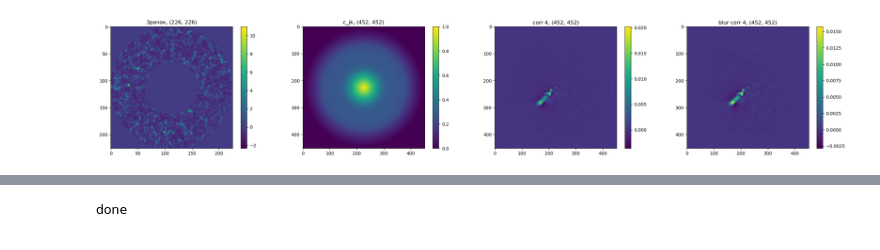
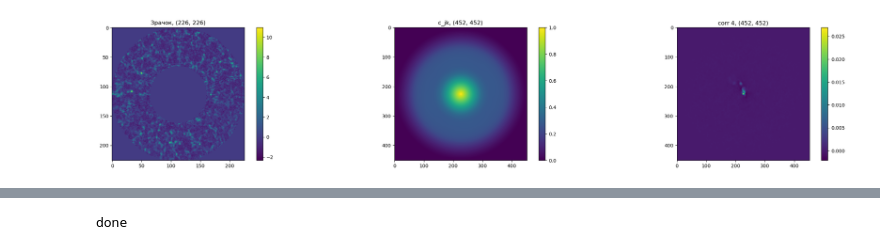
Before and after one commit to AntonMate/domecam, a Jupyter notebook: curvefitting_se.ipynb, the cells around one changed output, grey strips where cells are left out. Cells and saved outputs as stored; diff of their text form; code cells hidden in the pictures.

```diff
--- a/curvefitting_se.ipynb
+++ b/curvefitting_se.ipynb
@@ -49,7 +49,9 @@ def gamma_poly_se(X, Y, Vx, Vy, Cn2, z):
 # ----------- входные параметры
 D = 2.5
 latency = 4
+z0 = 'm2' #  '0' or m2'
 data_dir = 'D:/astro/domecam'
+file = '20210130e'
 gammas_type = 'blur'
 lambda_=500*pow(10, -9) # нм
 
@@ -61,11 +63,10 @@ k = 2*np.pi/lambda_
 # ---------- считывание зрачка, картины мерцаний, автокорреляции зрачка и гамм
 
 if gammas_type == 'orig':
-    data = np.loadtxt(f'{data_dir}/corr{latency}_orig.gz')
-    gammas = np.load(f'{data_dir}/gammas_orig.npy')
+    print('lol')
 
 if gammas_type == 'blur':
-    data = np.loadtxt(f'{data_dir}/corr{latency}_blur.gz')
+    data = np.loadtxt(f'{data_dir}/{file}_{z0}km_corr_{latency}_blur.gz')
     gammas = np.load(f'{data_dir}/gammas_blur.npy')
 
 pupil = np.loadtxt(f'{data_dir}/frame.gz')
@@ -82,7 +83,7 @@ delta = D/(pupil.shape[0]) # шаг по пикселю
 # ------------------ распределение гамм
 
 
-fig, (ax, ax2, ax3, ax4) = plt.subplots(1, 4, figsize=(30, 5))
+fig, (ax, ax2, ax3) = plt.subplots(1, 3, figsize=(30, 5))
 
 fig.colorbar(ax.imshow(pupil), ax = ax)
 ax.grid(False)
@@ -92,13 +93,9 @@ fig.colorbar(ax2.imshow(cjk), ax=ax2)
 ax2.grid(False)
 ax2.set_title(f'c_jk, {cjk.shape}')
 
-fig.colorbar(ax3.imshow(np.loadtxt(f'{data_dir}/corr{latency}_orig.gz')), ax=ax3)
+fig.colorbar(ax3.imshow(data), ax=ax3)
 ax3.grid(False)
 ax3.set_title(f'corr 4, {data.shape}')
-
-fig.colorbar(ax4.imshow(np.loadtxt(f'{data_dir}/corr{latency}_blur.gz')), ax=ax4)
-ax4.grid(False)
-ax4.set_title(f'blur corr 4, {data.shape}')
 
 def CLEAN(dirty, gain=None, thresh=None, niter=None, window=None):
     global t, delta
@@ -115,6 +112,7 @@ def CLEAN(dirty, gain=None, thresh=None, niter=None, window=None):
     tmp_Vx = []
     tmp_Vy = []
     all_params = []
+    all_errors = []
     for i in range(niter):
         my, mx = np.unravel_index(np.argmax(res), res.shape)
         mval=res[my, mx]*gain
@@ -131,27 +129,31 @@ def CLEAN(dirty, gain=None, thresh=None, niter=None, window=None):
         and tmp_Vy[i-4] == tmp_Vy[i] and tmp_Vy[i-3] == tmp_Vy[i] and tmp_Vy[i-2] == tmp_Vy[i] and tmp_Vy[i-1] == tmp_Vy[i]:
             all_params = np.array(all_params)
             all_params = all_params[:-4, :]
-            print('Stucked')
+            all_errors = np.array(all_errors)
+            all_errors = all_errors[:-4, :]
+            reason = 'Stucked!'
+            print('Stucked!')
             break
 
         if int(Vx) == 0 and int(Vy) == 0:
             print('\nDome turbulence')
             p0_Cn2 = (res[my, mx]/np.max(gamma_poly_se(X, Y, Vx, Vy, 10, 2))) * 10
             myParams = [0, 0, p0_Cn2, 2]
-            psf, params = multi_speckle_fit(myParams, ydata=res, window=window//2)
+            psf, params, errors = multi_speckle_fit(myParams, ydata=res, window=window//2)
             print('test Cn2:', p0_Cn2)
             print('-initial value:', res[my, mx])
             res -= psf*0.99
         else:
             p0_Cn2 = (res[my, mx]/np.max(gamma_poly_se(X, Y, Vx, Vy, 10, 15))) * 10
             myParams = [Vx, Vy, p0_Cn2, (15+5*np.sin(np.random.uniform(-np.pi, np.pi)))]
-            psf, params = multi_speckle_fit(myParams, ydata=res, window=window)
+            psf, params, errors = multi_speckle_fit(myParams, ydata=res, window=window)
             print('test Cn2:', p0_Cn2)
             print('-initial value:', res[my, mx])
             res -= psf*gain
 
         cl += psf*gain
         all_params.append(params)
+        all_errors.append(errors)
         print('-residual value:', res[my, mx])
 
         if (i+1)%k == 0:
@@ -171,11 +173,13 @@ def CLEAN(dirty, gain=None, thresh=None, niter=None, window=None):
 
         tmp = i
         if np.max(res) < thresh:
+            reason = 'Thresh reached!'
             print('Thresh reached!')
             break
     print('Total iterations:', tmp+1)
     print('time:', time.perf_counter()-st)
-    return comps, res, cl, np.array(all_params)
+    conf = [reason, tmp+1, time.perf_counter()-st]
+    return comps, res, cl, np.array(all_params), np.array(all_errors), conf
 
 
 def multi_speckle_fit(params, ydata=None, window=None):
@@ -222,18 +226,18 @@ def multi_speckle_fit(params, ydata=None, window=None):
 
         fit += gamma_poly_se(X, Y, *popt)
 
-        return fit, popt[0], popt[1], popt[2], popt[3]
+        return fit, popt[0], popt[1], popt[2], popt[3], np.sqrt(np.diag(pcov))
 
     res = np.zeros(data.shape)
     print(f'Speckle fitting: {params[0]} {params[1]} {1e-14*params[2]} {1000*params[3]}')
-    fit, Vx, Vy, Cn2, z = speckle_fit(params, ydata, window=window)
+    fit, Vx, Vy, Cn2, z, errors = speckle_fit(params, ydata, window=window)
 
     xcoord = int(Vx*t/delta)
     ycoord = int(Vy*t/delta)
     res +=fit
     print(f'Fitted parametrs: {Vx:.2f} {Vy:.2f} {1e-14*Cn2} {1000*z}')
     print('time:', time.perf_counter()-st)
-    return res, [Vx, Vy, Cn2, z]
+    return res, [Vx, Vy, Cn2, z], errors
 
 def one_speckle_fit(params=None, data=None):
     def _g(M, *args):
@@ -245,31 +249,31 @@ def one_speckle_fit(params=None, data=None):
 
     p0 = [p for prms in params for p in prms]
 
     st=time.perf_counter()
 
     x = np.linspace(-data.shape[1]//2, data.shape[1]//2-1, data.shape[1])
     y = np.linspace(-data.shape[0]//2, data.shape[0]//2-1, data.shape[0])
     X, Y = np.meshgrid(x, y)
 
     fit = np.zeros(X.shape)
     xdata = np.vstack((X.ravel(), Y.ravel()))
     ydata = data.ravel()
 
     lb = [-np.inf, -np.inf, 0, 0]
     lb = np.tile(lb, len(p0)//4)
     ub = [np.inf, np.inf, np.inf, np.inf]
     ub = np.tile(ub, len(p0)//4)
 
     popt, pcov = curve_fit(_g, xdata, ydata, p0, bounds=[lb, ub])
 
     for i in range(len(popt)//4):
         fit += gamma_poly_se(X, Y, *popt[i*4:i*4+4])
 
     print(f'Time: {time.perf_counter()-st:.4f}')
 
     for i in range(len(popt)//4):
         print(*popt[i*4:i*4+4])
 
     return fit, popt
 # %% [output]
-[figure, old version]
+[figure, new version]
```
Also changed, not shown: parts of 7 cells of this notebook, 1 other file.
